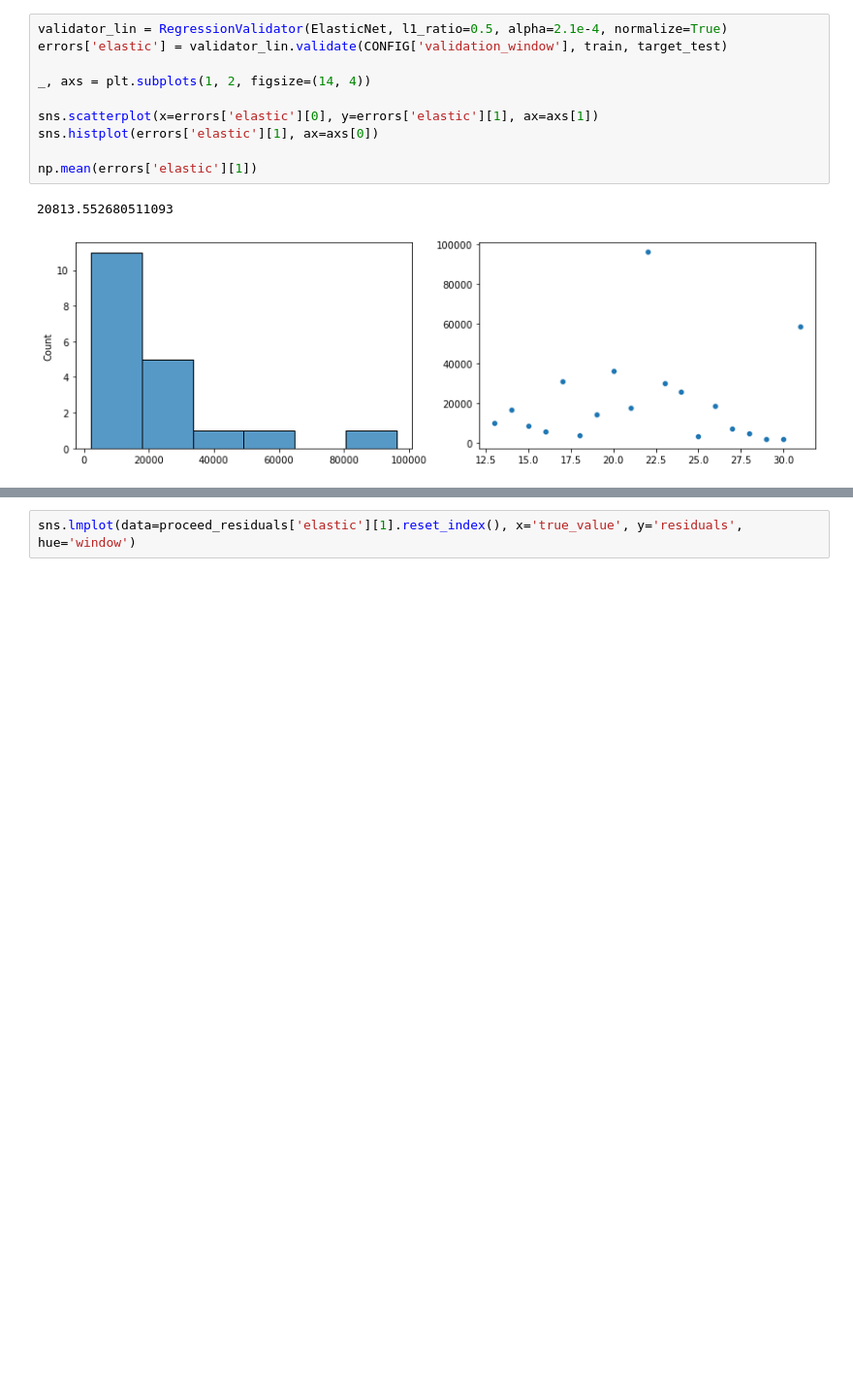
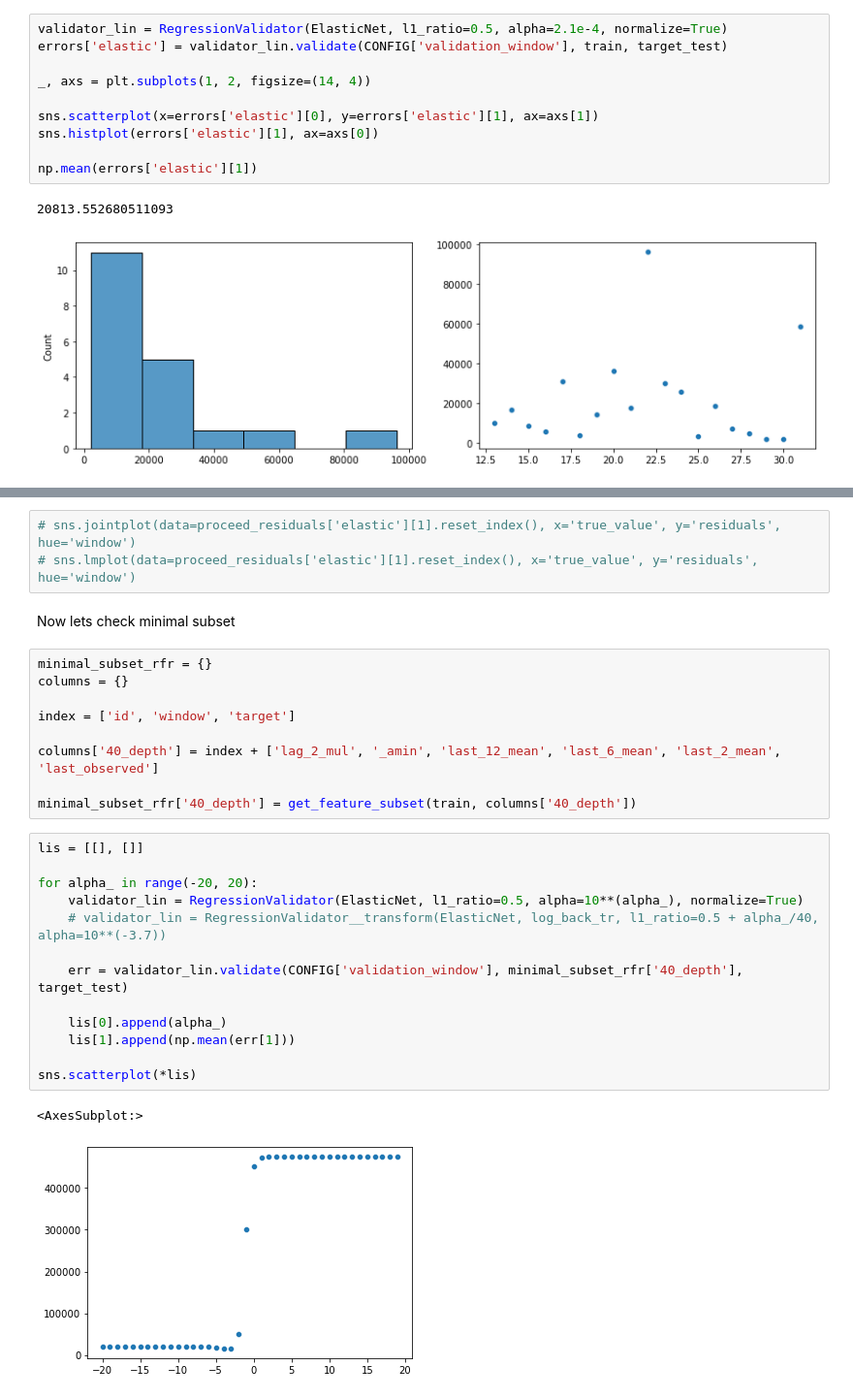
Before and after one commit to Denchidlo/FutureSales, a Jupyter notebook: notebooks/validation.ipynb, the cells around one changed output, grey strips where cells are left out. Shown at 97% size. Cells and saved outputs as stored; diff of their text form; blank space fills up the shorter version.

Commit message:
Validation

```diff
--- a/notebooks/validation.ipynb
+++ b/notebooks/validation.ipynb
@@ -264,2 +260,30 @@ sns.histplot(data=stable_residual_interval[stable_residual_interval.abs_residual
 # %%
-sns.lmplot(data=proceed_residuals['elastic'][1].reset_index(), x='true_value', y='residuals', hue='window')
+# sns.jointplot(data=proceed_residuals['elastic'][1].reset_index(), x='true_value', y='residuals', hue='window')
+# sns.lmplot(data=proceed_residuals['elastic'][1].reset_index(), x='true_value', y='residuals', hue='window')
+# %% [markdown]
+Now lets check minimal subset
+# %%
+minimal_subset_rfr = {}
+columns = {}
+
+index = ['id', 'window', 'target']
+
+columns['40_depth'] = index + ['lag_2_mul', '_amin', 'last_12_mean', 'last_6_mean', 'last_2_mean', 'last_observed']
+
+minimal_subset_rfr['40_depth'] = get_feature_subset(train, columns['40_depth'])
+# %%
+lis = [[], []]
+
+for alpha_ in range(-20, 20):
+    validator_lin = RegressionValidator(ElasticNet, l1_ratio=0.5, alpha=10**(alpha_), normalize=True)
+    # validator_lin = RegressionValidator__transform(ElasticNet, log_back_tr, l1_ratio=0.5 + alpha_/40, alpha=10**(-3.7))
+
+    err = validator_lin.validate(CONFIG['validation_window'], minimal_subset_rfr['40_depth'], target_test)
+
+    lis[0].append(alpha_)
+    lis[1].append(np.mean(err[1]))
+
+sns.scatterplot(*lis)
+# %% [output]
+<AxesSubplot:>
+[figure, added]
```
Also changed, not shown: parts of 5 cells of this notebook.
